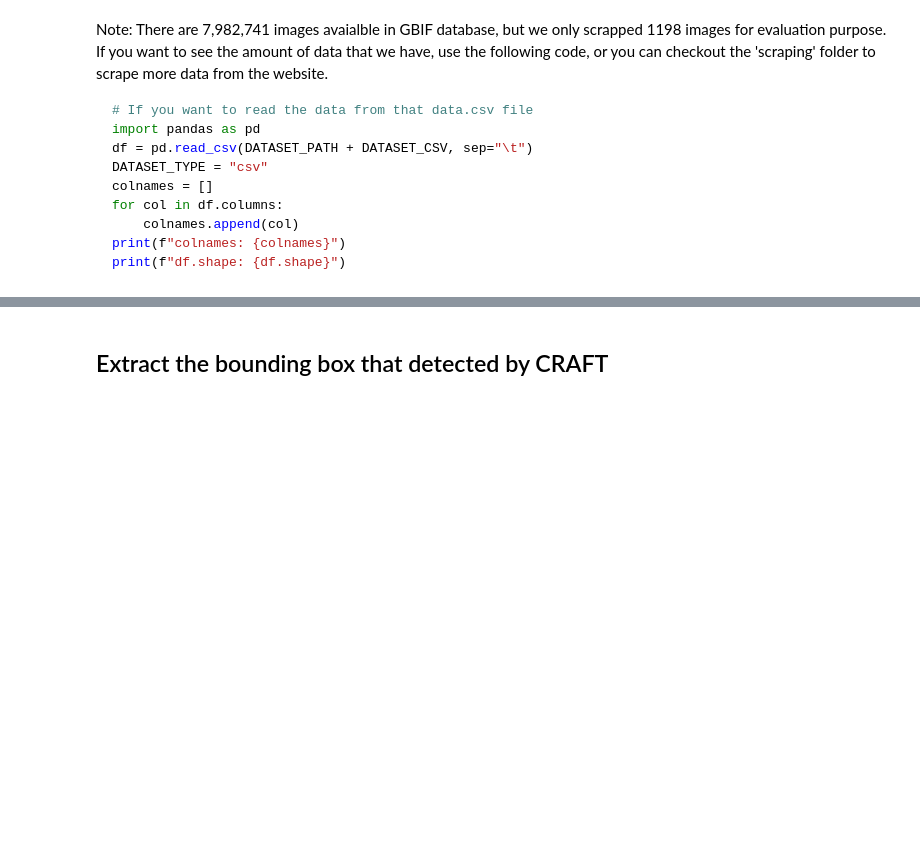
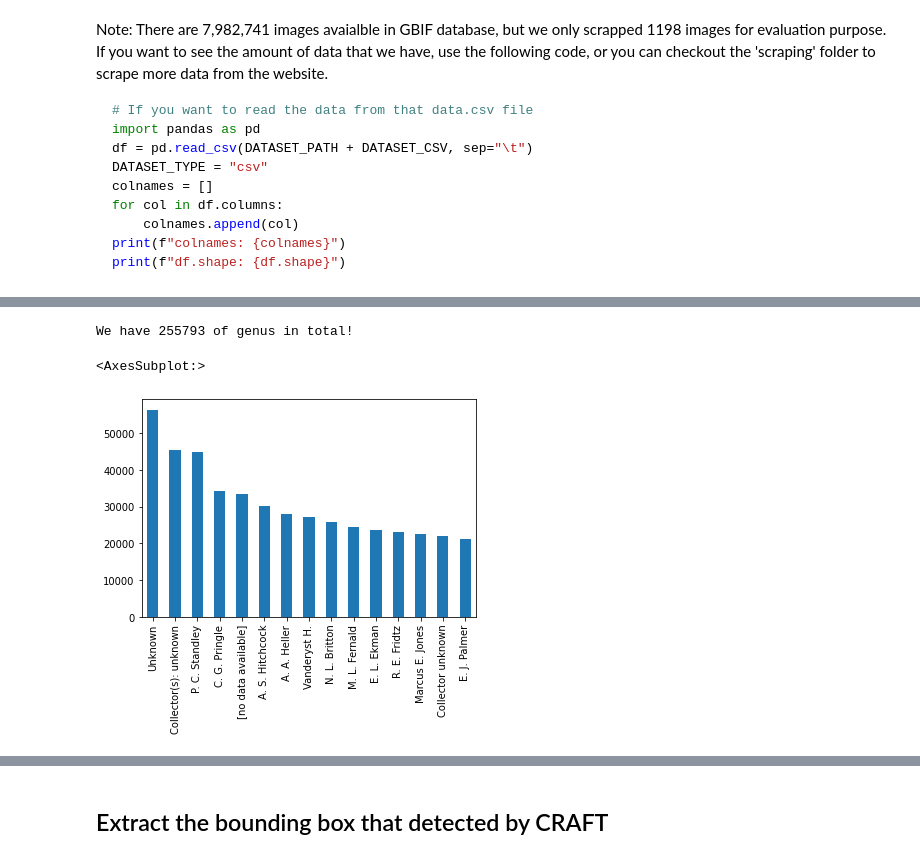
Before and after one commit to BU-Spark/ml-herbarium, a Jupyter notebook: EDA/EDA_analysis.ipynb, the cells around one changed output, grey strips where cells are left out. Drawn from its saved outputs; the diff is of its cells as text; code cells hidden in the pictures; blank space fills up the shorter version.

```diff
--- a/EDA/EDA_analysis.ipynb
+++ b/EDA/EDA_analysis.ipynb
@@ -58,0 +145,8 @@ print(f"df.shape: {df.shape}")
+# %%
+x = df['recordedBy'].value_counts()
+print(f"We have {len(x)} of genus in total!")
+x[:15].plot(kind='bar')
+# %% [output]
+We have 255793 of genus in total!
+<AxesSubplot:>
+[figure, added]
```
Also changed, not shown: parts of 11 cells of this notebook.
